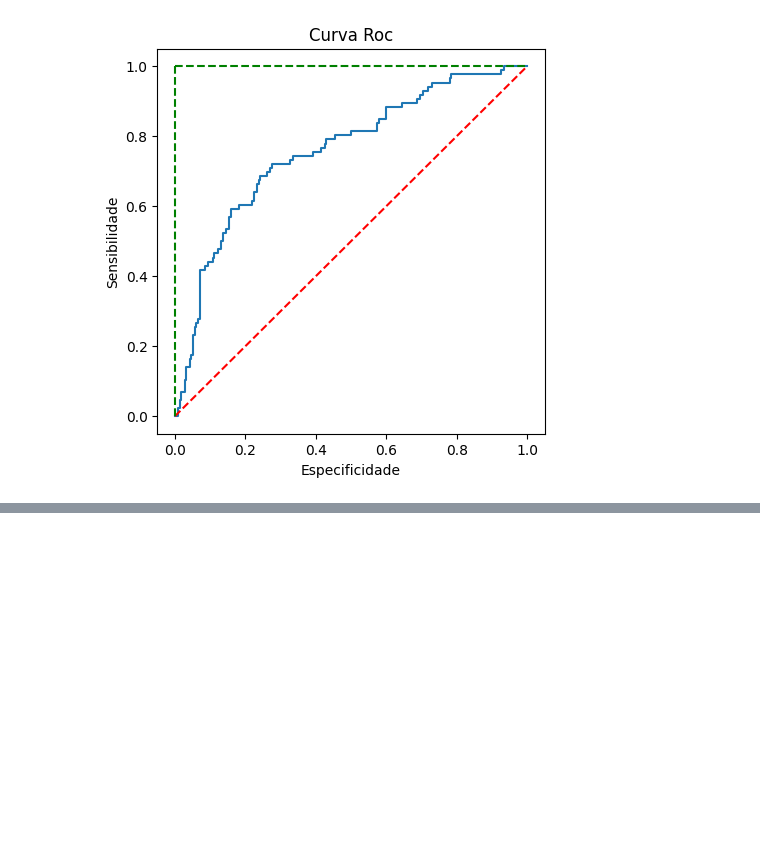
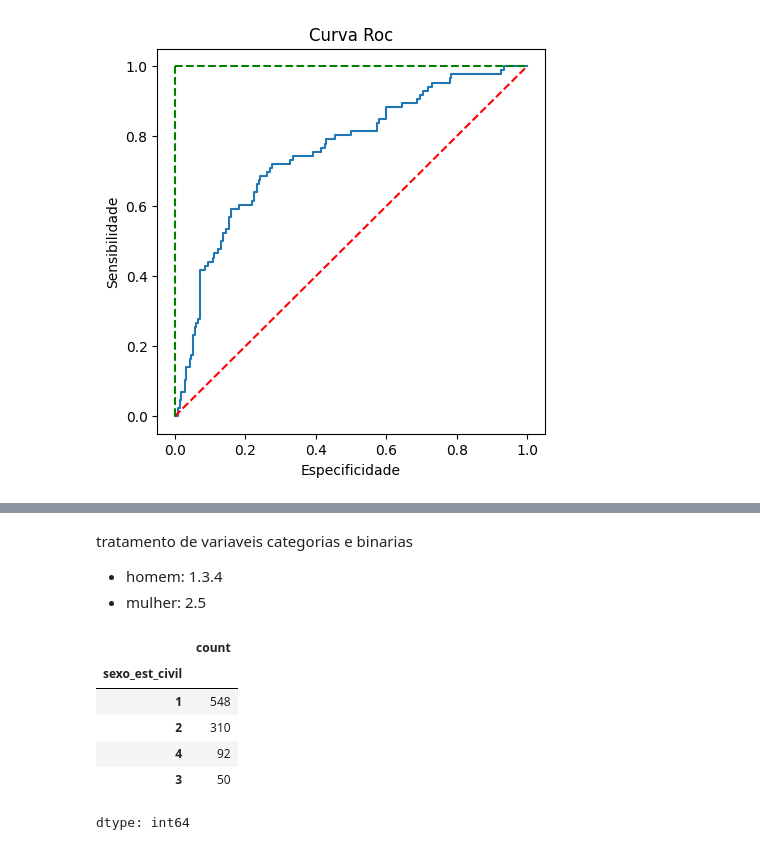
Before and after one commit to Thaisams/ML---Credit-Scoring, a Jupyter notebook: ML_Credit_Scoring.ipynb, the cells around one changed output, grey strips where cells are left out. Drawn from its saved outputs; the diff is of its cells as text; code cells hidden in the pictures; blank space fills up the shorter version.

```diff
--- a/ML_Credit_Scoring.ipynb
+++ b/ML_Credit_Scoring.ipynb
@@ -408,0 +434,16 @@ roc_auc 0.7589654422951532
+# %% [markdown]
+tratamento de variaveis categorias e binarias
+
+*  homem: 1.3.4
+*  mulher: 2.5
+# %%
+dados['sexo_est_civil'].value_counts()
+# 310 mulheres, 690 homens
+# %% [output]
+|  | count |
+| sexo_est_civil |  |
+| 1 | 548 |
+| 2 | 310 |
+| 4 | 92 |
+| 3 | 50 |
+dtype: int64
```
Also changed, not shown: parts of 4 cells of this notebook.
